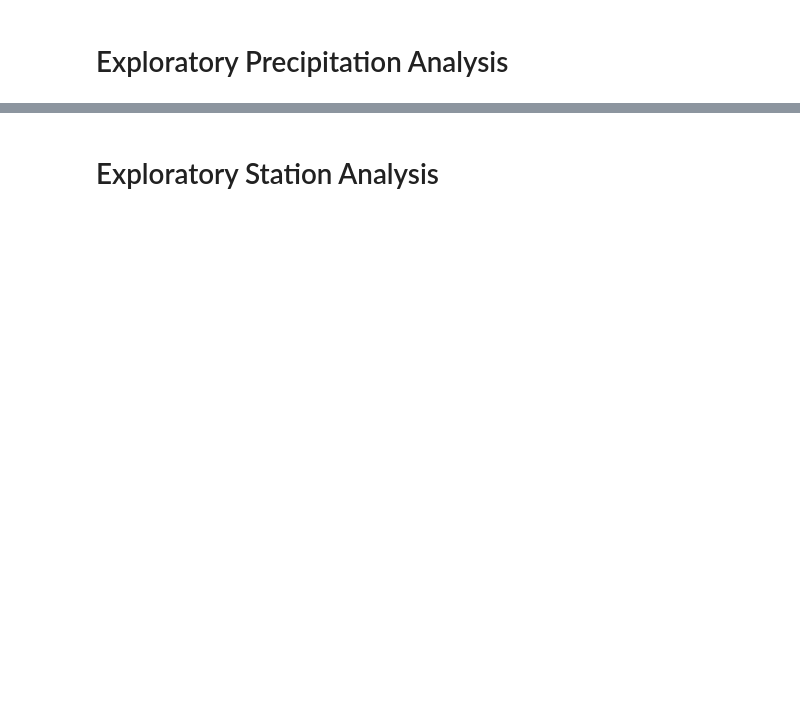
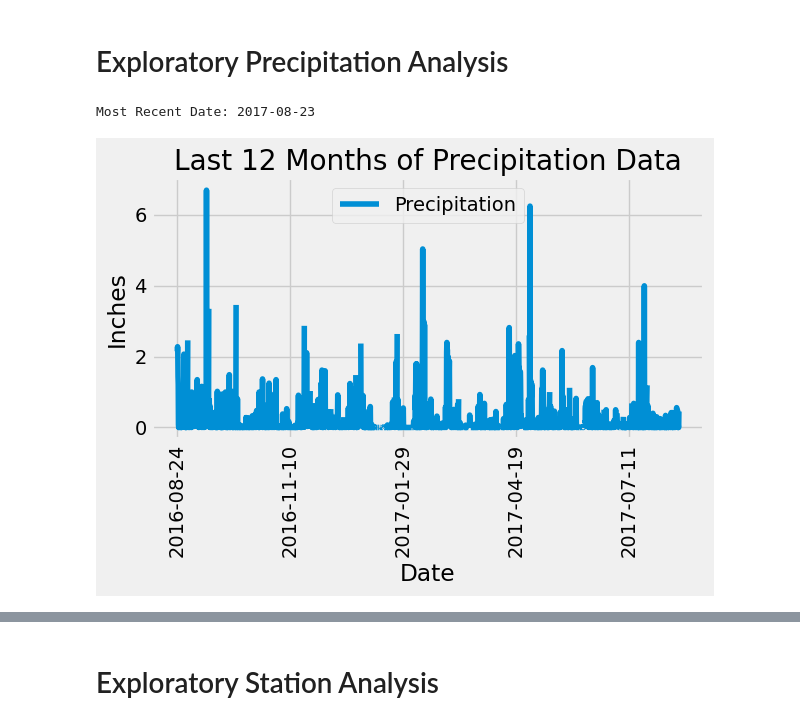
Before and after one commit to RashidahN/sqlalchemy-challenge, a Jupyter notebook: SurfsUp/climate_starter.ipynb, the cells around one changed output, grey strips where cells are left out. Drawn from its saved outputs; the diff is of its cells as text; code cells hidden in the pictures; blank space fills up the shorter version.

```diff
--- a/SurfsUp/climate_starter.ipynb
+++ b/SurfsUp/climate_starter.ipynb
@@ -17,8 +17,7 @@ from sqlalchemy.orm import Session
 from sqlalchemy import create_engine, func
 # %%
 # create engine to hawaii.sqlite
-engine = create_engine("sqlite:///hawaii.sqlite")
-# engine = create_engine("sqlite:////Users/rasheedah/workspace/sqlalchemy-challenge/hawaii.sqlite")
+engine = create_engine("sqlite:///Resources/hawaii.sqlite")
 # %%
 # reflect an existing database into a new model
 Base = automap_base()
@@ -40,4 +35,4 @@ Keys:
 # %%
 # Save references to each table
-# Measurement = Base.classes.measurement
-# Station = Base.classes.station
+Measurement = Base.classes.measurement
+Station = Base.classes.station
@@ -45,0 +39,10 @@ Keys:
+# %%
+# Create our session (link) from Python to the DB
+session = Session(engine)
+
+# Query all data from the "measurement" table
+# results = session.query(Measurement).all()
+
+# # Loop through the results and print them
+# for result in results:
+#     print(f"ID: {result.id}, Date: {result.date}, Precipitation: {result.prcp}, Temperature: {result.tobs}")
@@ -47,22 +68,36 @@ Keys:
 # Exploratory Precipitation Analysis
 # %%
 # Find the most recent date in the data set.
+most_recent_date = session.query(func.max(Measurement.date)).scalar()
+
+print("Most Recent Date:", most_recent_date)
+# %% [output]
+Most Recent Date: 2017-08-23
 # %%
 # Design a query to retrieve the last 12 months of precipitation data and plot the results.
 # Starting from the most recent data point in the database.
 
 # Calculate the date one year from the last date in data set.
-
+one_year_ago = dt.datetime.strptime(most_recent_date, "%Y-%m-%d") - dt.timedelta(days=365)
 
 # Perform a query to retrieve the data and precipitation scores
-
+results = session.query(Measurement.date, Measurement.prcp).\
+    filter(Measurement.date >= one_year_ago).all()
 
 # Save the query results as a Pandas DataFrame. Explicitly set the column names
-
+df = pd.DataFrame(results, columns=['Date', 'Precipitation'])
 
 # Sort the dataframe by date
-
+df = df.sort_values("Date")
 
 # Use Pandas Plotting with Matplotlib to plot the data
+df.plot(x='Date', y='Precipitation', rot=90)
+plt.xlabel("Date")
+plt.ylabel("Inches")
+plt.title("Last 12 Months of Precipitation Data")
+plt.tight_layout()
+plt.show()
+# %% [output]
+[figure, added]
 # %%
 # Use Pandas to calculate the summary statistics for the precipitation data
```
Also changed, not shown: parts of 11 cells of this notebook, 4 other files.
